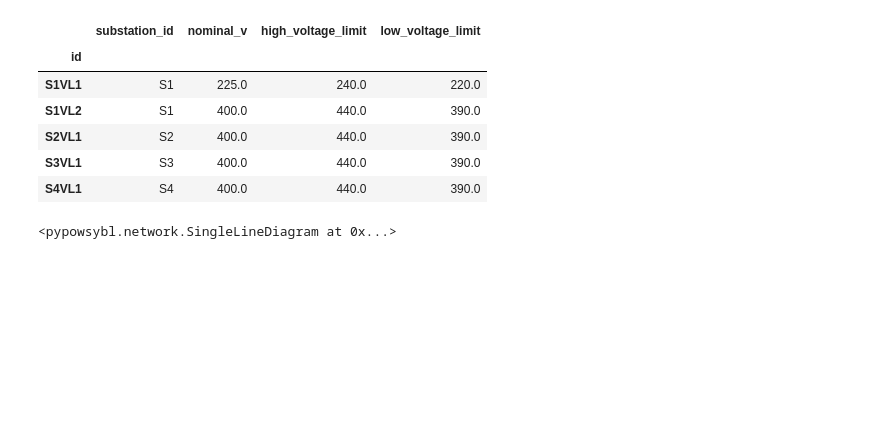
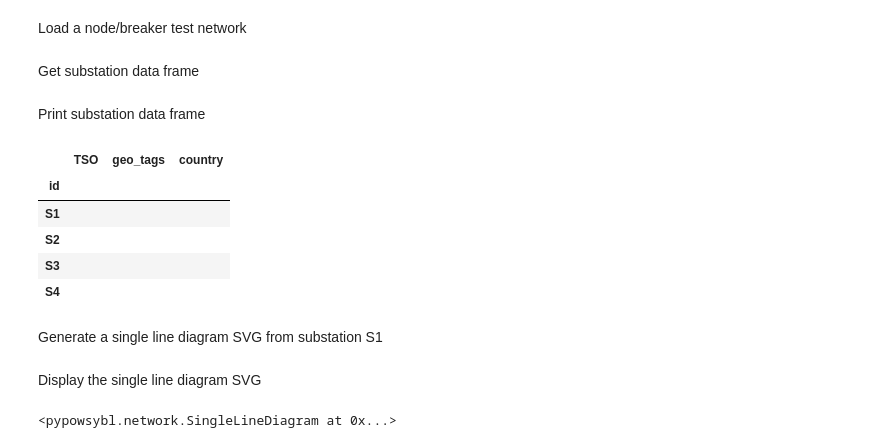
Before and after one commit to powsybl/pypowsybl, a Jupyter notebook: notebooks/single_line_diagram.ipynb, the cells around one changed output. Saved outputs shown, nothing was run; the diff lists cells and outputs as text; code cells hidden in the pictures; blank space fills up the shorter version.

```diff
--- a/notebooks/single_line_diagram.ipynb
+++ b/notebooks/single_line_diagram.ipynb
@@ -1,17 +1,24 @@
 # %%
 import pypowsybl as pp
+# %% [markdown]
+Load a node/breaker test network
 # %%
 n = pp.network.create_four_substations_node_breaker_network()
+# %% [markdown]
+Get substation data frame
 # %%
-voltage_levels = n.get_voltage_levels()
+substations = n.get_substations()
+# %% [markdown]
+Print substation data frame
 # %%
-voltage_levels
+substations
 # %% [output]
-|  | substation_id | nominal_v | high_voltage_limit | low_voltage_limit |
-| id |  |  |  |  |
-| S1VL1 | S1 | 225.0 | 240.0 | 220.0 |
-| S1VL2 | S1 | 400.0 | 440.0 | 390.0 |
-| S2VL1 | S2 | 400.0 | 440.0 | 390.0 |
-| S3VL1 | S3 | 400.0 | 440.0 | 390.0 |
-| S4VL1 | S4 | 400.0 | 440.0 | 390.0 |
+|  | TSO | geo_tags | country |
+| id |  |  |  |
+| S1 |  |  |  |
+| S2 |  |  |  |
+| S3 |  |  |  |
+| S4 |  |  |  |
+# %% [markdown]
+Generate a single line diagram SVG from substation S1
 # %%
@@ -19,3 +26,5 @@ sld = n.get_single_line_diagram('S1VL1')
+# %% [markdown]
+Display the single line diagram SVG
 # %%
 sld
 # %% [output]
```
Also changed, not shown: parts of 1 cell of this notebook, 7 other files.
